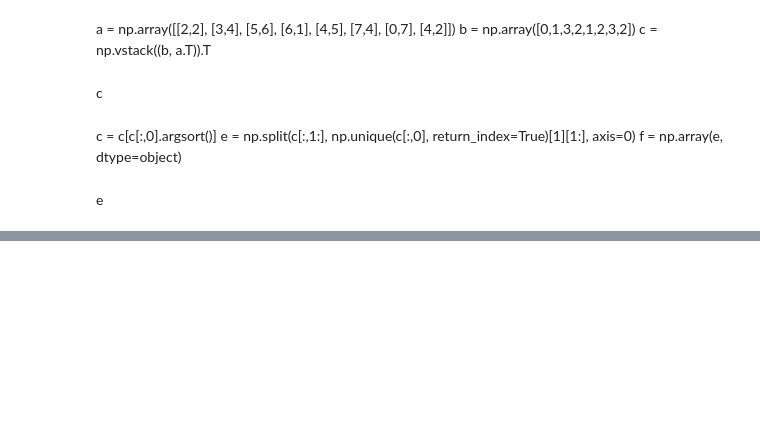
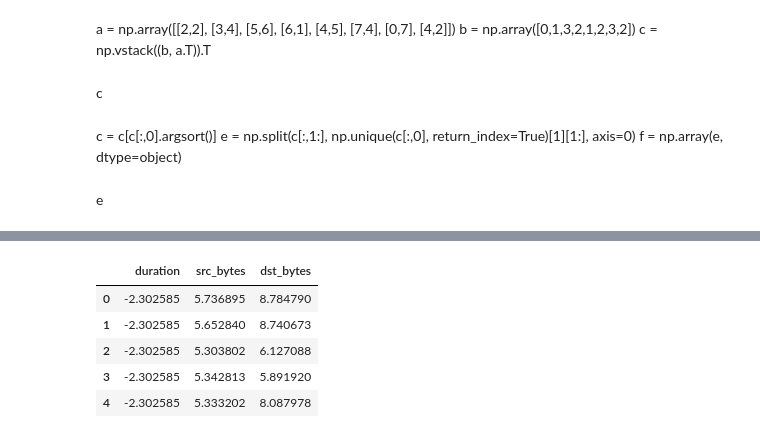
Before and after one commit to ElHuaco/Distributed-k-means, a Jupyter notebook: src/dask/notebooks/OUR CODE/Main.ipynb, the cells around one changed output, grey strips where cells are left out. Cells and saved outputs as stored; diff of their text form; code cells hidden in the pictures; blank space fills up the shorter version.

```diff
--- a/src/dask/notebooks/OUR CODE/Main.ipynb
+++ b/src/dask/notebooks/OUR CODE/Main.ipynb
@@ -275,0 +280,9 @@ Dask Name: read-csv, 1 tasks
+# %%
+KDD_data.head()
+# %% [output]
+|  | duration | src_bytes | dst_bytes |
+| 0 | -2.302585 | 5.736895 | 8.784790 |
+| 1 | -2.302585 | 5.652840 | 8.740673 |
+| 2 | -2.302585 | 5.303802 | 6.127088 |
+| 3 | -2.302585 | 5.342813 | 5.891920 |
+| 4 | -2.302585 | 5.333202 | 8.087978 |
```
Also changed, not shown: parts of 20 cells of this notebook, 1 other file.
